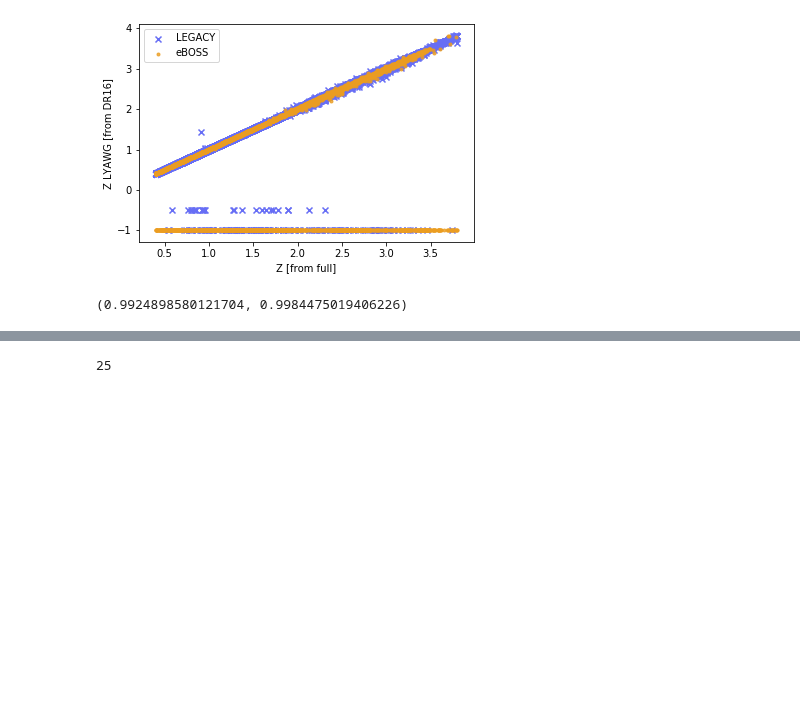
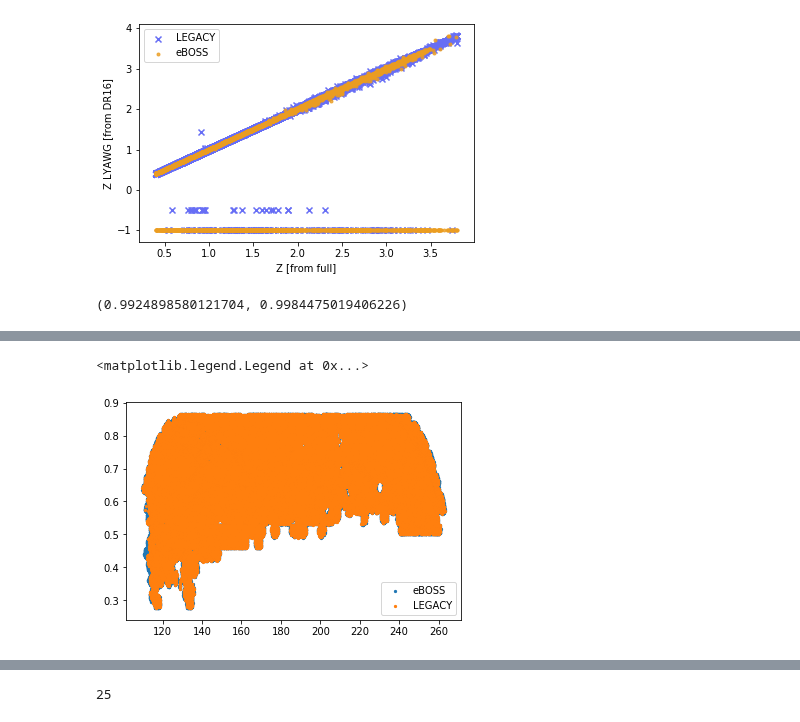
Before and after one commit to mehdirezaie/eboss, a Jupyter notebook: match_catalogs.ipynb, the cells around one changed output, grey strips where cells are left out. Saved outputs shown, nothing was run; the diff lists cells and outputs as text; code cells hidden in the pictures; blank space fills up the shorter version.

```diff
--- a/match_catalogs.ipynb
+++ b/match_catalogs.ipynb
@@ -114,0 +145,7 @@ Text(0.5, 0, 'Z')
+# %%
+add_scatter(others)
+add_scatter(legacy)
+plt.legend(['eBOSS', 'LEGACY'])
+# %% [output]
+<matplotlib.legend.Legend at 0x...>
+[figure, added]
```
Also changed, not shown: parts of 22 cells of this notebook, 3 other files.
